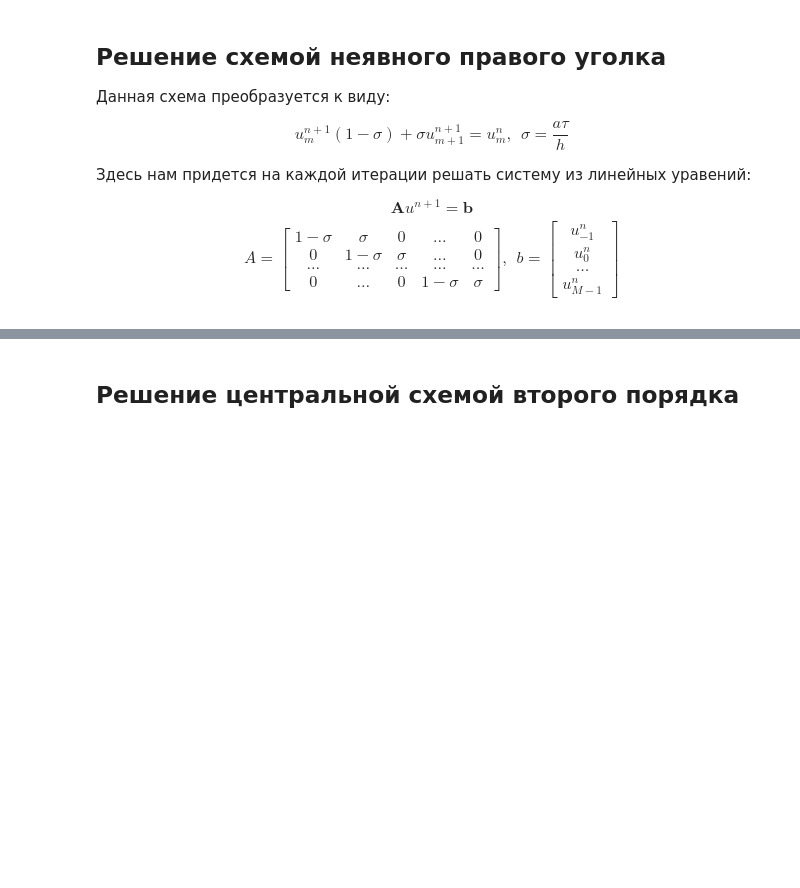
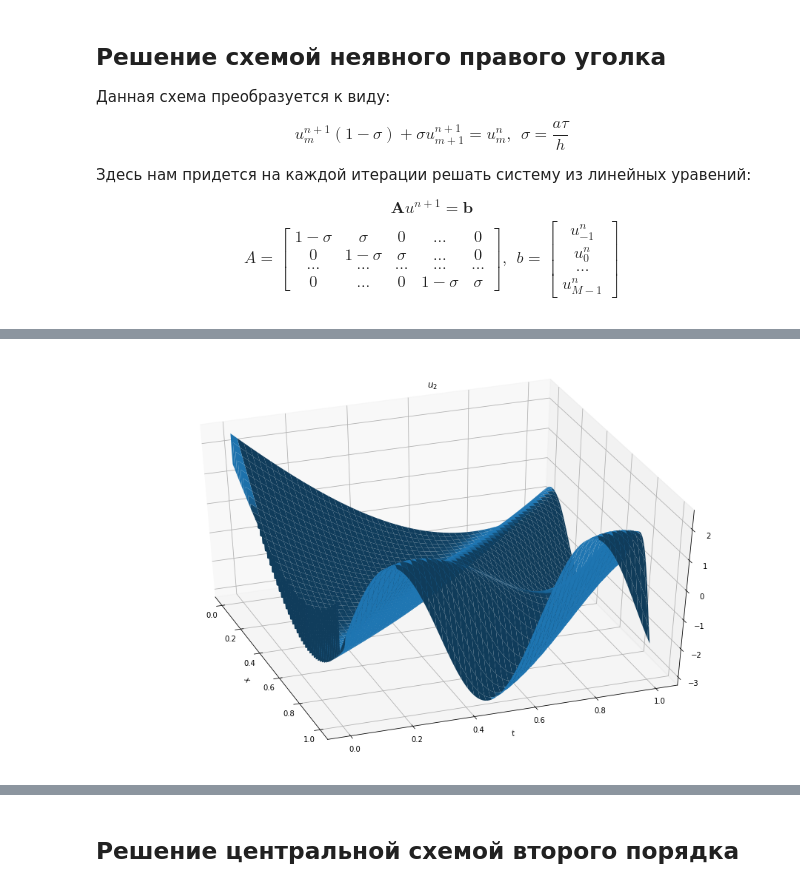
Before and after one commit to alekseik1/calc_math-labs, a Jupyter notebook: 2sem_2task/2sem_2task.ipynb, the cells around one changed output, grey strips where cells are left out. Cells and saved outputs as stored; diff of their text form; code cells hidden in the pictures; blank space fills up the shorter version.

```diff
--- a/2sem_2task/2sem_2task.ipynb
+++ b/2sem_2task/2sem_2task.ipynb
@@ -225,0 +388,4 @@ anim3.make_animation().save_as_file('ugolok_u3.mp4')
+# %%
+plot_3d(x_grid, t_grid, solution[:,:,1], (40, -20), label='u_2', filename='ugol_u2.pdf')
+# %% [output]
+[figure, added]
```
Also changed, not shown: parts of 43 cells of this notebook, 1 other file.
